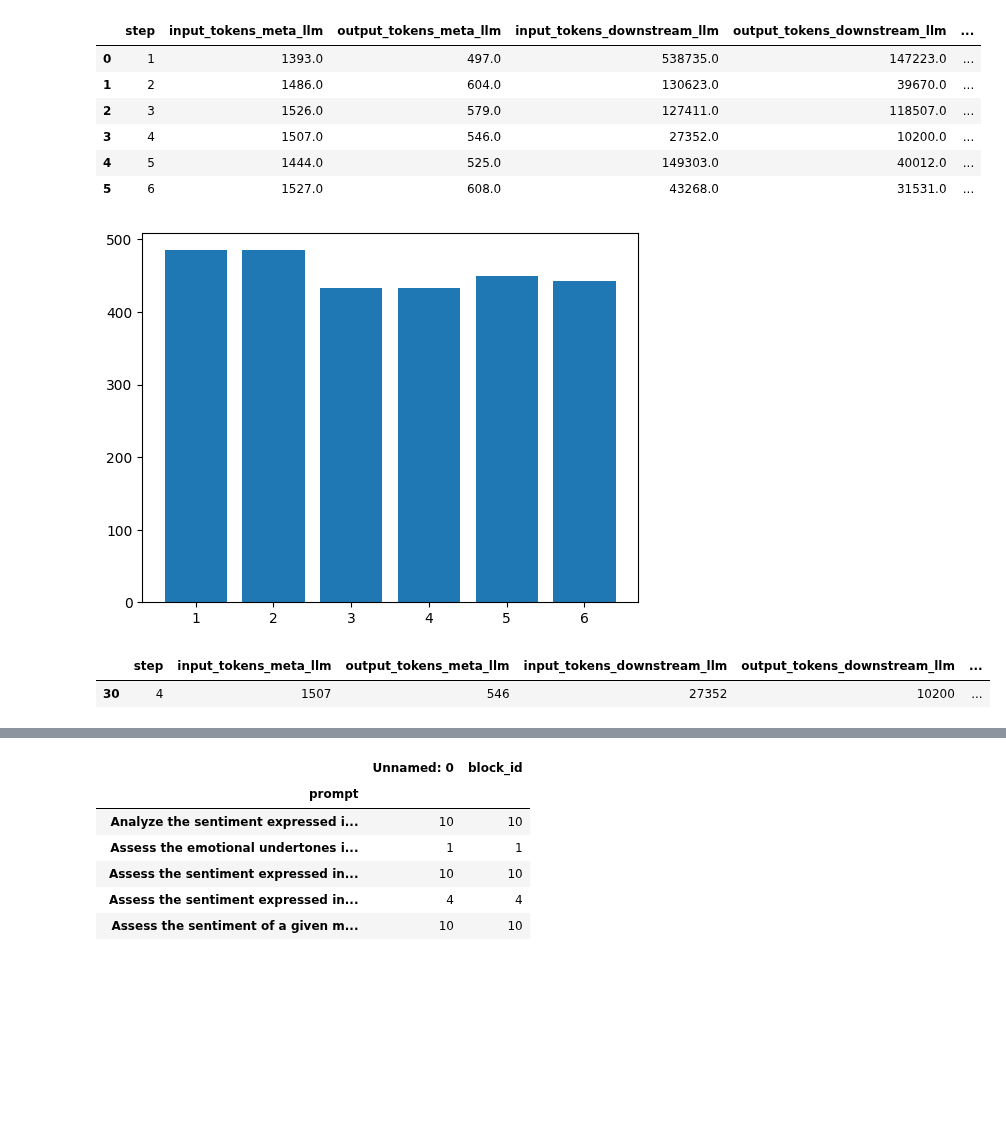
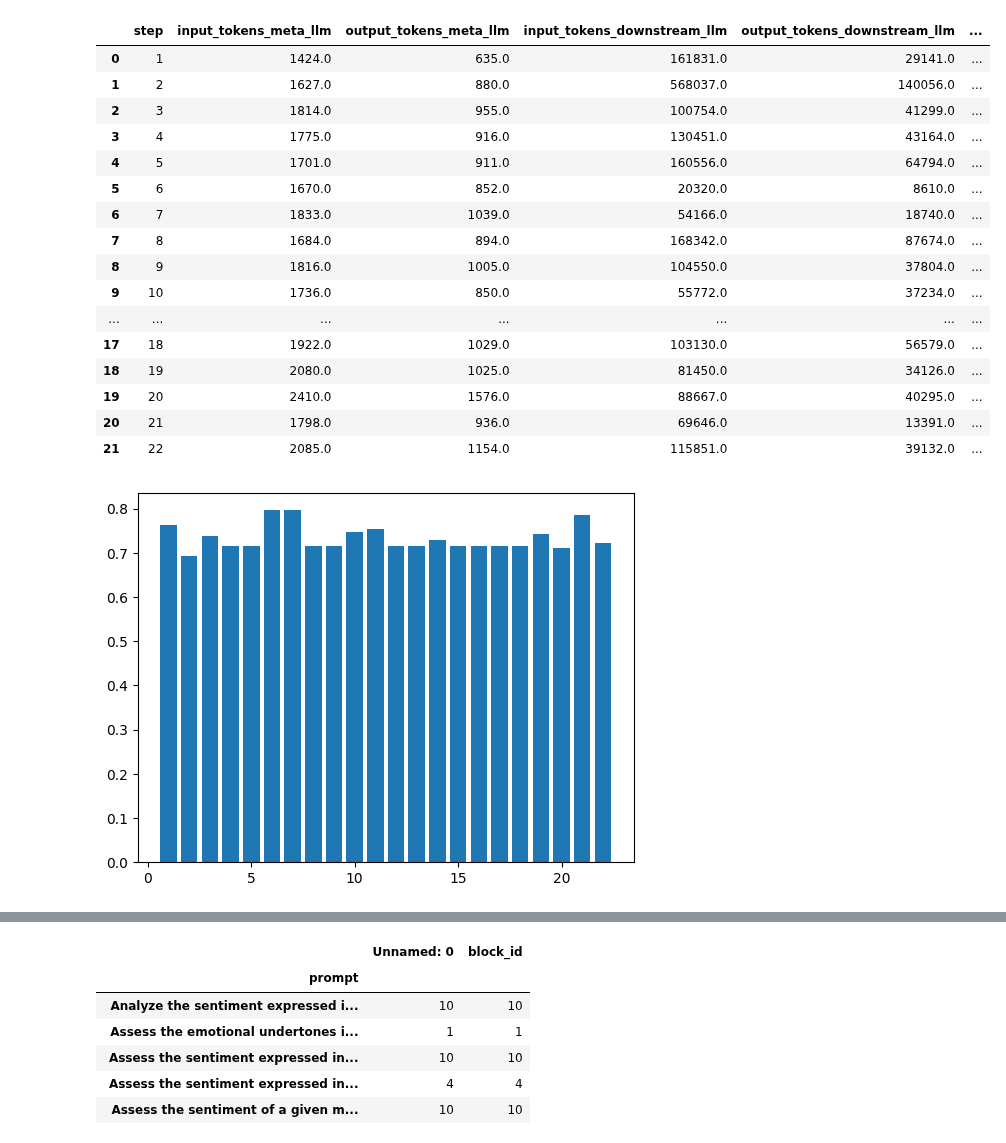
Before and after one commit to finitearth/capo, a Jupyter notebook: notebooks/results_analysis.ipynb, the cells around one changed output, grey strips where cells are left out. Drawn from its saved outputs; the diff is of its cells as text; code cells hidden in the pictures; blank space fills up the shorter version.

```diff
--- a/notebooks/results_analysis.ipynb
+++ b/notebooks/results_analysis.ipynb
@@ -1,5 +1,5 @@
 # %%
-path = r"C:\Users\schla\git\capo\results\sst-5\llama\CAPO\seed44\benchmark_experiment_sst-5_llama_CAPO_44\cbc743c08d16c22ec7791bac5008d8c2381cb9c1cee4856ddc2f2fef761ef521\step_results.csv"
+path = r"C:\Users\schla\git\capo\results\subj\mistral\CAPO\seed42\benchmark_experiment_subj_mistral_CAPO_42\eac414135d4beaa2a3c24f16de77a4ba73ef222b9c99448e70552d4574f76b21\step_results.csv"
 import matplotlib.pyplot as plt
 import pandas as pd
 import numpy as np
@@ -27,2 +22,0 @@ df
-# %%
-df["len"] = df["prompt"].str.len()
@@ -29,22 +37,36 @@ df["len"] = df["prompt"].str.len()
 # %%
 # group df by step and get the mean of the values (ignore stings)
 df_grouped = df.groupby("step", as_index=False).mean(numeric_only=True)
+df_grouped["cum_input_tokens"] = df_grouped["input_tokens_downstream_llm"].cumsum()
+
+# join the maximum score for each step
+df_grouped = df_grouped.join(
+    df.groupby("step", as_index=False).max()[["step", "score"]].set_index("step"),
+    on="step",
+    rsuffix="_max",
+)
+
 df_grouped
 # %% [output]
 |  | step | input_tokens_meta_llm | output_tokens_meta_llm | input_tokens_downstream_llm | output_tokens_downstream_llm | ... |
-| 0 | 1 | 1393.0 | 497.0 | 538735.0 | 147223.0 | ... |
-| 1 | 2 | 1486.0 | 604.0 | 130623.0 | 39670.0 | ... |
-| 2 | 3 | 1526.0 | 579.0 | 127411.0 | 118507.0 | ... |
-| 3 | 4 | 1507.0 | 546.0 | 27352.0 | 10200.0 | ... |
-| 4 | 5 | 1444.0 | 525.0 | 149303.0 | 40012.0 | ... |
-| 5 | 6 | 1527.0 | 608.0 | 43268.0 | 31531.0 | ... |
+| 0 | 1 | 1424.0 | 635.0 | 161831.0 | 29141.0 | ... |
+| 1 | 2 | 1627.0 | 880.0 | 568037.0 | 140056.0 | ... |
+| 2 | 3 | 1814.0 | 955.0 | 100754.0 | 41299.0 | ... |
+| 3 | 4 | 1775.0 | 916.0 | 130451.0 | 43164.0 | ... |
+| 4 | 5 | 1701.0 | 911.0 | 160556.0 | 64794.0 | ... |
+| 5 | 6 | 1670.0 | 852.0 | 20320.0 | 8610.0 | ... |
+| 6 | 7 | 1833.0 | 1039.0 | 54166.0 | 18740.0 | ... |
+| 7 | 8 | 1684.0 | 894.0 | 168342.0 | 87674.0 | ... |
+| 8 | 9 | 1816.0 | 1005.0 | 104550.0 | 37804.0 | ... |
+| 9 | 10 | 1736.0 | 850.0 | 55772.0 | 37234.0 | ... |
+| ... | ... | ... | ... | ... | ... | ... |
+| 17 | 18 | 1922.0 | 1029.0 | 103130.0 | 56579.0 | ... |
+| 18 | 19 | 2080.0 | 1025.0 | 81450.0 | 34126.0 | ... |
+| 19 | 20 | 2410.0 | 1576.0 | 88667.0 | 40295.0 | ... |
+| 20 | 21 | 1798.0 | 936.0 | 69646.0 | 13391.0 | ... |
+| 21 | 22 | 2085.0 | 1154.0 | 115851.0 | 39132.0 | ... |
 # %%
-plt.bar(df_grouped["step"], df_grouped["len"]);
+plt.bar(df_grouped["step"], df_grouped["score_max"]);
 # %% [output]
-[figure, old version]
+[figure, new version]
-# %%
-df.sample(1)
-# %% [output]
-|  | step | input_tokens_meta_llm | output_tokens_meta_llm | input_tokens_downstream_llm | output_tokens_downstream_llm | ... |
-| 30 | 4 | 1507 | 546 | 27352 | 10200 | ... |
 # %%
```
Also changed, not shown: parts of 7 cells of this notebook, 6 other files.
